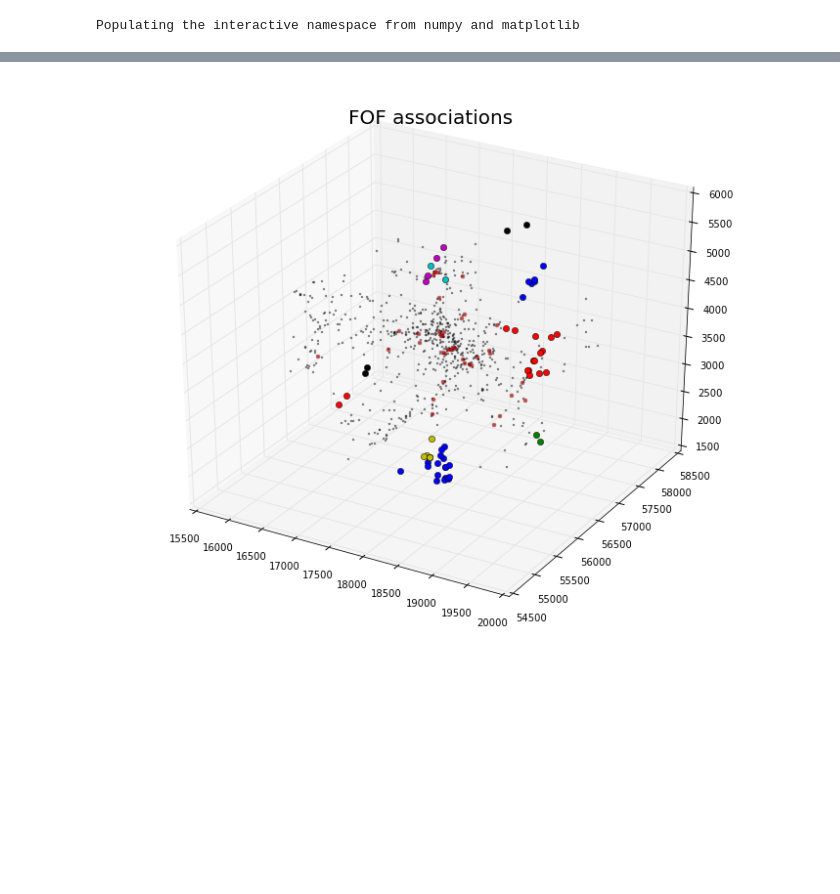
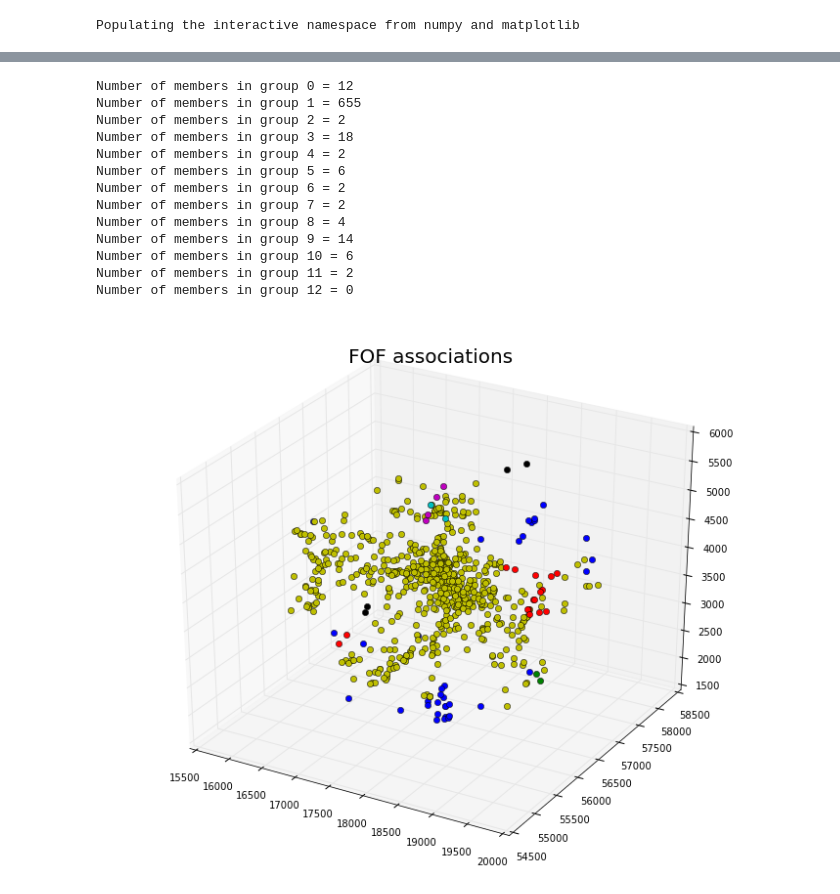
Before and after one commit to jngaravitoc/DwarfAssociations, a Jupyter notebook: code/FOF/Illustris-Associations.ipynb, the cells around one changed output, grey strips where cells are left out. Cells and saved outputs as stored; diff of their text form; code cells hidden in the pictures; blank space fills up the shorter version.

```diff
--- a/code/FOF/Illustris-Associations.ipynb
+++ b/code/FOF/Illustris-Associations.ipynb
@@ -5,19 +5,14 @@ import os
 # %% [output]
 Populating the interactive namespace from numpy and matplotlib
 # %%
-data = loadtxt("../../data/Illustris/Illustris_group_25.dat")
-!head ../../data/Illustris/Illustris_group_25.dat
+data = loadtxt("../../data/Illustris/Illustris_group_1.dat")
+!head ../../data/Illustris/Illustris_group_1.dat
 x = data[:,1]
 y = data[:,2]
 z = data[:,3]
 Mag = data[:,8]
-index = np.where(Mag>100)
+index = np.where(Mag<-8)
 index = index[0]
-index1 = np.where(Mag<100)
-index1 = index1[0]
-x_dm = x[index]
-y_dm = y[index]
-z_dm = z[index]
 x_st = x[index1]
 y_st = y[index1]
 z_st = z[index1]
@@ -54,12 +49,23 @@ plot(x_st, y_st, z_st, ls='*', marker='o', alpha=0.6, c='r')
 # %%
 f = open("Illustris-associtations.dat", "w")
-f.write("%d\n"%725) #points in total
+f.write("%d\n"%683) #points in total
 f.write("%d\n"%683) #points in 'DM'
 f.write("0\n") #gas
-f.write("%d\n"%42) #stars
+f.write("%d\n"%0) #stars
 f.write("0.01\n") # time
 f.write("0\n") # nactive
 for i in range(len(x)):
     f.write(("%f \t %f \t %f  \n")%(x[i], y[i], z[i]))
 f.close()
+
+f1 = open("Illustris-associtations-stars.dat", "w")
+f1.write("%d\n"%42) #points in total
+f1.write("%d\n"%42) #points in 'DM'
+f1.write("0\n") #gas
+f1.write("%d\n"%0) #stars
+f1.write("0.01\n") # time
+f1.write("0\n") # nactive
+for i in range(len(x_st)):
+    f1.write(("%f \t %f \t %f  \n")%(x_st[i], y_st[i], z_st[i]))
+f1.close()
 # %%
@@ -71,18 +82,32 @@ Associations found =  12
 # %%
 id_a = loadtxt("fof.grp", skiprows=1)
 c = ["r", "b", "g", "y", "k", "c", "m", "r", "b", "k", "b", "y"]
 fig = plt.figure(figsize=(12,10))
 ax = fig.add_subplot(111, projection='3d')
 title("FOF associations", fontsize=20)
 
 plot(x, y, z, ls='*', marker='o', ms=2, c='k', alpha=0.4)
 plot(x_st, y_st, z_st, ls='*', marker='o',  c='r', alpha=0.5, ms=4)
-for i in range(2,13):
+for i in range(0,13):
     index = where(id_a==i)
     index = index[0]
     x_a = x[index]
     y_a = y[index]
     z_a = z[index]
+    print "Number of members in group", i, "=", len(x_a)
     plot(x_a, y_a, z_a, c=c[i-2],  ls='*', marker='o')
 # %% [output]
+Number of members in group 0 = 12
+Number of members in group 1 = 655
+Number of members in group 2 = 2
+Number of members in group 3 = 18
+Number of members in group 4 = 2
+Number of members in group 5 = 6
+Number of members in group 6 = 2
+Number of members in group 7 = 2
+Number of members in group 8 = 4
+Number of members in group 9 = 14
+Number of members in group 10 = 6
+Number of members in group 11 = 2
+Number of members in group 12 = 0
-[figure, old version]
+[figure, new version]
```
Also changed, not shown: parts of 3 cells of this notebook, 1 other file.
